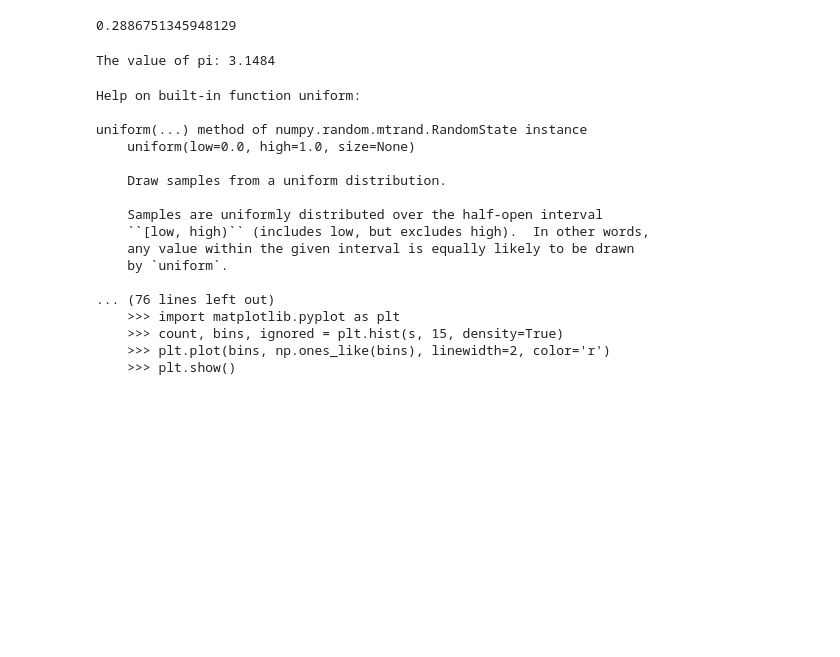
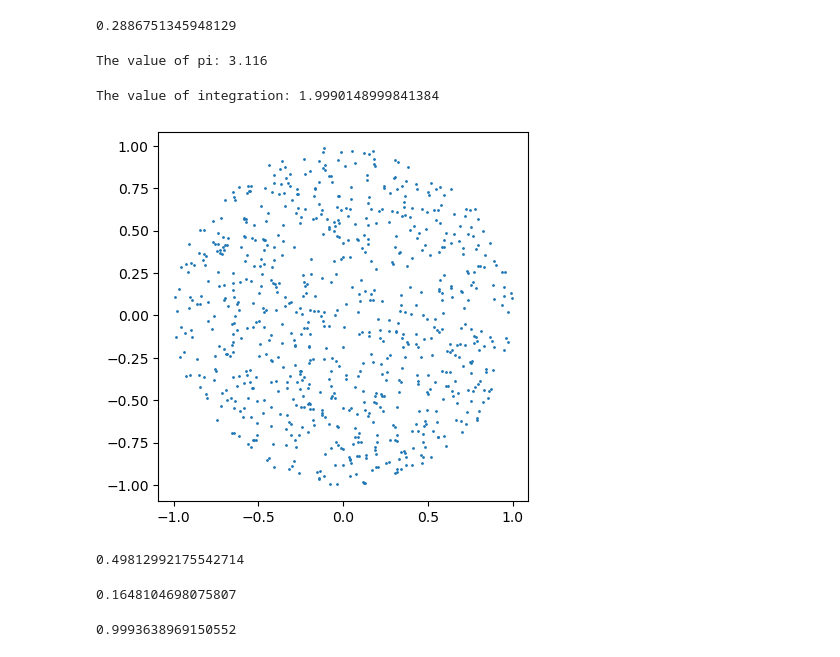
Before and after one commit to D-Ghosh/Computational_Lab, a Jupyter notebook: simulation_1.ipynb, the cells around one changed output. Saved outputs shown, nothing was run; the diff lists cells and outputs as text; code cells hidden in the pictures; blank space fills up the shorter version.

```diff
--- a/simulation_1.ipynb
+++ b/simulation_1.ipynb
@@ -50,33 +50,66 @@ np.mean(y**3)
 # %%
 import numpy as np
 
-N = 10000
+N = 1000
 c = np.random.uniform(-1, 1, size=N)
 d = np.random.uniform(-1, 1, size=N)
 
-inside = np.sum([c**2 + d**2 < 1])
+inside = np.sum([c**2 + d**2 <= 1])
 
 pi = 4.0*(inside/N)
 print('The value of pi:', pi)
 # %% [output]
-The value of pi: 3.1484
+The value of pi: 3.116
-# %%
-help(np.random.uniform)
-# %% [output]
-Help on built-in function uniform:
-
-uniform(...) method of numpy.random.mtrand.RandomState instance
-    uniform(low=0.0, high=1.0, size=None)
-
-    Draw samples from a uniform distribution.
-
-    Samples are uniformly distributed over the half-open interval
-    ``[low, high)`` (includes low, but excludes high).  In other words,
-    any value within the given interval is equally likely to be drawn
-    by `uniform`.
-
-... (76 lines left out)
-    >>> import matplotlib.pyplot as plt
-    >>> count, bins, ignored = plt.hist(s, 15, density=True)
-    >>> plt.plot(bins, np.ones_like(bins), linewidth=2, color='r')
-    >>> plt.show()
+# %%
+f = lambda x: np.sin(x)
+
+a, b, N = 0, np.pi, 100000
+x = np.random.uniform(a, b, size=N)
+I = (b - a)*np.mean(f(x))
+print('The value of integration:', I)
+# %% [output]
+The value of integration: 1.9990148999841384
+# %%
+import matplotlib.pyplot as plt
+
+x, y = [], []
+for i in range(len(c)):
+    if c[i]**2 + d[i]**2 <= 1:
+        x.append(c[i])
+        y.append(d[i])
+
+
+plt.gca().set_aspect('equal')
+plt.scatter(x, y, s=1)
+plt.show()
+# %% [output]
+[figure, added]
+# %%
+f = lambda x: x
+x = np.random.uniform(0, 1, size=10000)
+I = (1 - 0)*np.mean(f(x))
+I
+# %% [output]
+0.49812992175542714
+# %%
+f = lambda x: 1/(1 + np.sinh(2*x) + (np.log(x))**2)
+x = np.random.uniform(0.8, 3, size=10000)
+I = (3 - 0.8)*np.mean(f(x))
+I
+# %% [output]
+0.1648104698075807
+# %%
+a, b, c, d, N = 0, 1, 0, 1, 100000
+
+def f(x, y):
+    return x + y
+
+np.random.seed(25241263)
+x = np.random.uniform(a, b, size=N)
+
+np.random.seed(2352)
+y = np.random.uniform(c, d, size=N)
+
+(1 - 0)*np.mean(f(x,y))
+# %% [output]
+0.9993638969150552
```
Also changed, not shown: parts of 1 cell of this notebook, 9 other files.
